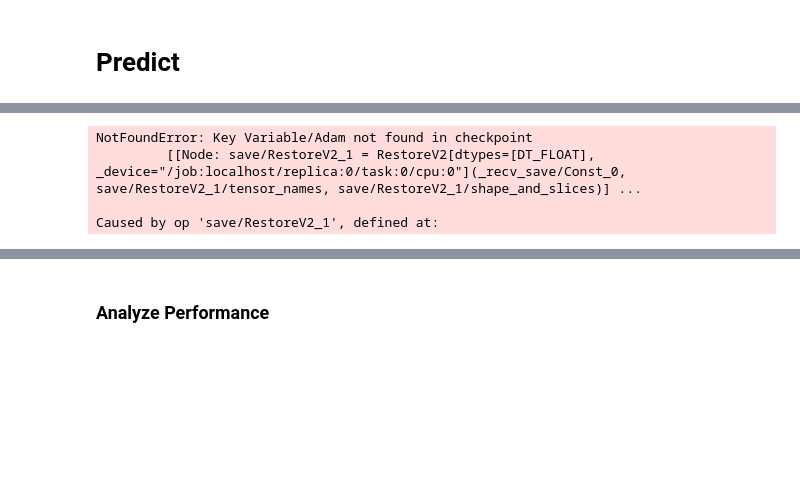
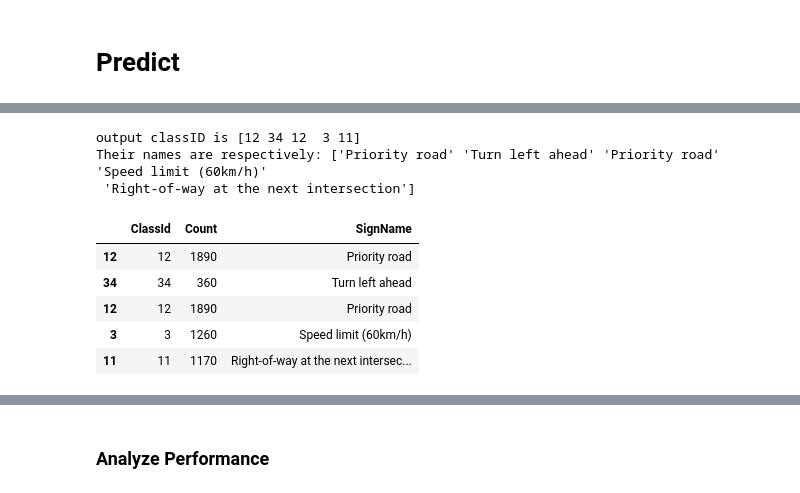
Before and after one commit to amirkhango/Traffic-Sign-Classifier-Proj2, a Jupyter notebook: Traffic_Sign_Classifier.ipynb, the cells around one changed output, grey strips where cells are left out. Drawn from its saved outputs; the diff is of its cells as text; code cells hidden in the pictures; blank space fills up the shorter version.

Commit message:
Make prediction on online images, but results suck!

```diff
--- a/Traffic_Sign_Classifier.ipynb
+++ b/Traffic_Sign_Classifier.ipynb
@@ -233,8 +233,8 @@ print(np.max(X_test))
 ### Define your architecture here.
 ### Feel free to use as many code cells as needed.
 
-EPOCHS = 30
-BATCH_SIZE = 128
+EPOCHS = 50
+BATCH_SIZE = 256
 rate = 0.001
 
 def LeNet(x):
@@ -461,18 +471,25 @@ NameError: name 'pic_path' is not defined
 # %%
 with tf.Session() as sess:
     saver.restore(sess, tf.train.latest_checkpoint('.'))
-    sess.run()
-
-    out_logits = sess.run([logits], feed_dict={x: X_predict})
-
+    pred = tf.argmax(logits,1)
+    out = sess.run(pred, feed_dict={x: X_predict})
     #correct_prediction = tf.equal(tf.argmax(logits, 1), tf.argmax(one_hot_y, 1))
     #total_accuracy += (accuracy * len(batch_x))
     #test_accuracy = evaluate(X_test, y_test)
-    print('output logits is', out_logits)
-    print('Predict ID is {}, its name is {}')
+
+    print('output classID is', out)
+    print('Their names are respectively:', merge_df.loc[out]['SignName'].values)
     #print("Predict Accuracy = {:.3f}".format(test_accuracy))
 # %% [output]
-NotFoundError: Key Variable/Adam not found in checkpoint
-         [[Node: save/RestoreV2_1 = RestoreV2[dtypes=[DT_FLOAT], _device="/job:localhost/replica:0/task:0/cpu:0"](_recv_save/Const_0, save/RestoreV2_1/tensor_names, save/RestoreV2_1/shape_and_slices)] ...
-
-Caused by op 'save/RestoreV2_1', defined at:
+output classID is [12 34 12  3 11]
+Their names are respectively: ['Priority road' 'Turn left ahead' 'Priority road' 'Speed limit (60km/h)'
+ 'Right-of-way at the next intersection']
+# %%
+merge_df.loc[out]
+# %% [output]
+|  | ClassId | Count | SignName |
+| 12 | 12 | 1890 | Priority road |
+| 34 | 34 | 360 | Turn left ahead |
+| 12 | 12 | 1890 | Priority road |
+| 3 | 3 | 1260 | Speed limit (60km/h) |
+| 11 | 11 | 1170 | Right-of-way at the next intersec... |
```
Also changed, not shown: parts of 9 cells of this notebook, 2 other files.
